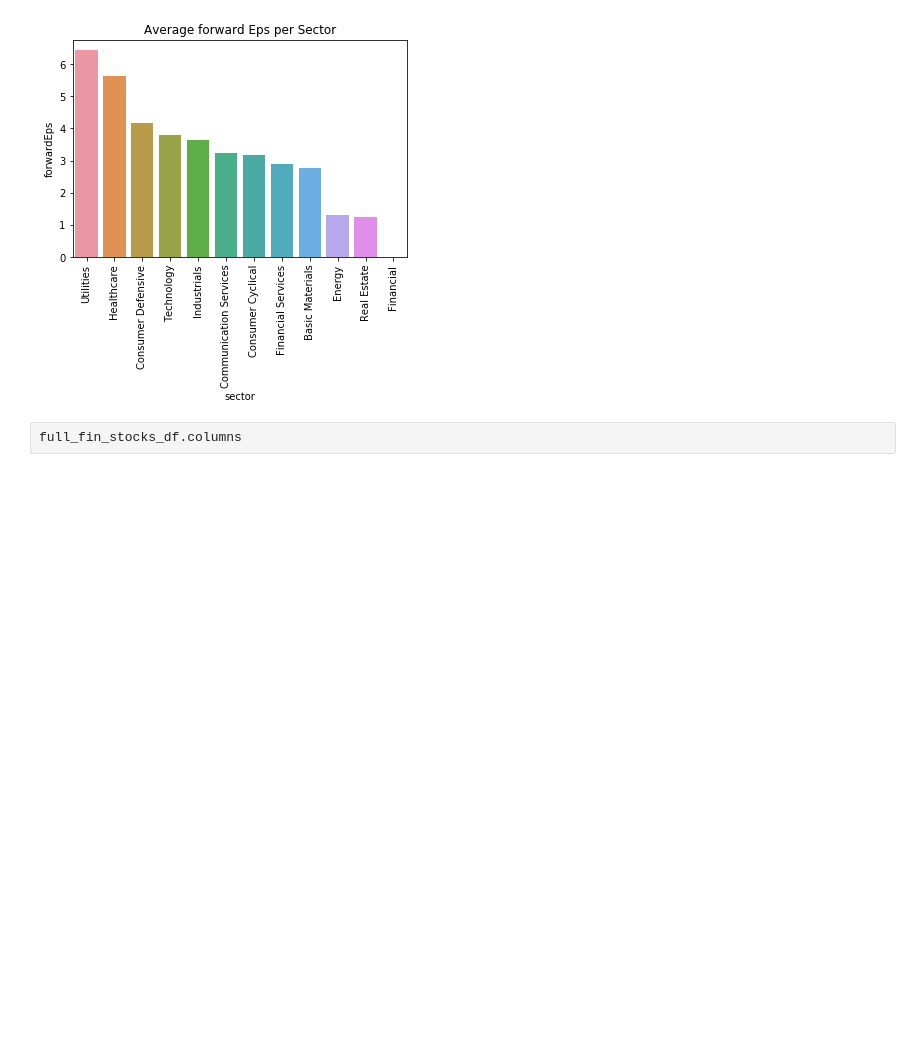
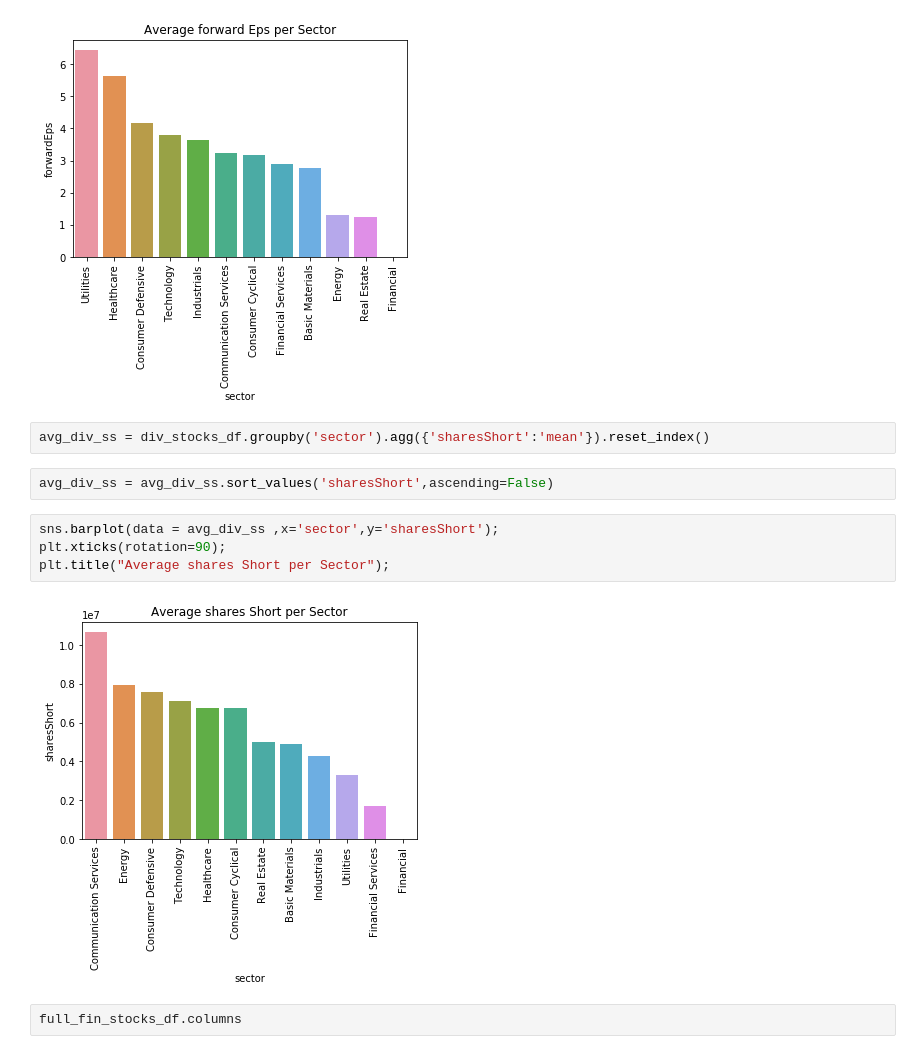
Before and after one commit to ipatel467/Stock-Market-Analysis, a Jupyter notebook: Stocks.ipynb, the cells around one changed output. Saved outputs shown, nothing was run; the diff lists cells and outputs as text; blank space fills up the shorter version.

```diff
--- a/Stocks.ipynb
+++ b/Stocks.ipynb
@@ -498,6 +498,16 @@ plt.xticks(rotation=90);
 plt.title("Average forward Eps per Sector");
 # %% [output]
 [figure]
+# %%
+avg_div_ss = div_stocks_df.groupby('sector').agg({'sharesShort':'mean'}).reset_index()
+# %%
+avg_div_ss = avg_div_ss.sort_values('sharesShort',ascending=False)
+# %%
+sns.barplot(data = avg_div_ss ,x='sector',y='sharesShort');
+plt.xticks(rotation=90);
+plt.title("Average shares Short per Sector");
+# %% [output]
+[figure, added]
 # %%
 full_fin_stocks_df.columns
 # %% [output]
```
